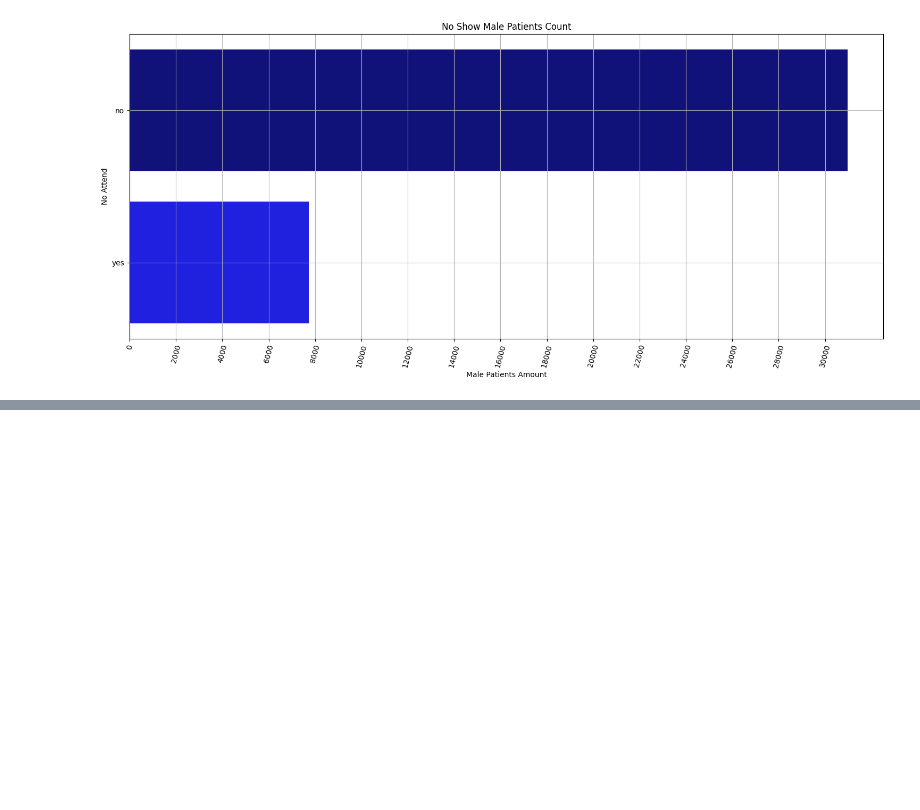
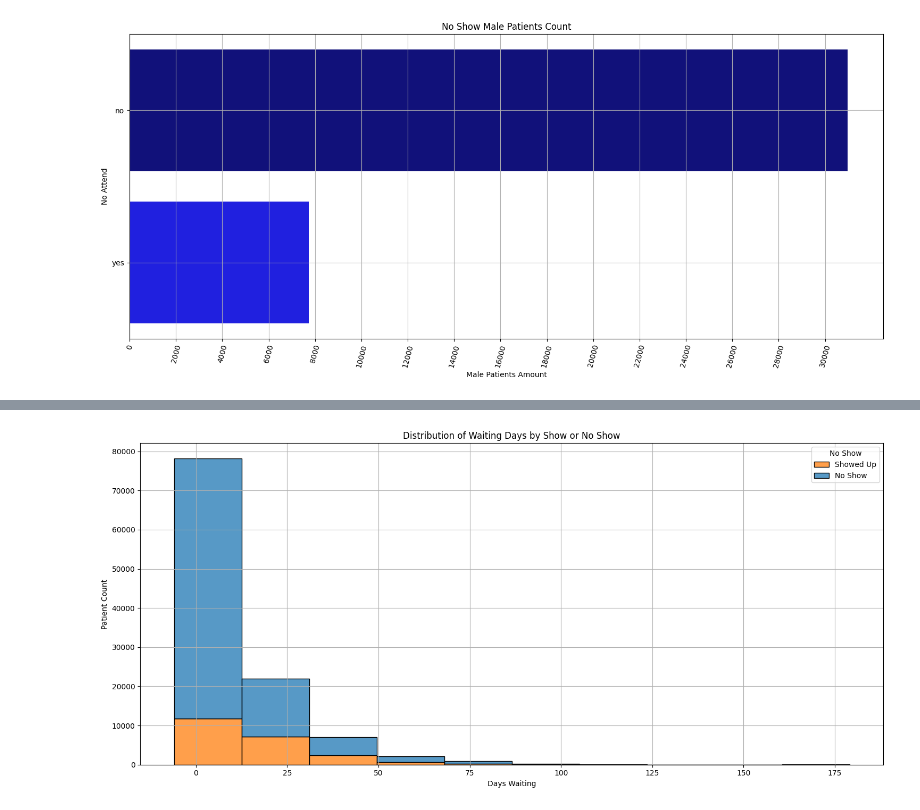
Before and after one commit to LuisPastranaLemus/Data-Driven-Insights-on-Patient-No-Shows, a Jupyter notebook: notebooks/01-eda.ipynb, the cells around one changed output, grey strips where cells are left out. Saved outputs shown, nothing was run; the diff lists cells and outputs as text; code cells hidden in the pictures; blank space fills up the shorter version.

```diff
--- a/notebooks/01-eda.ipynb
+++ b/notebooks/01-eda.ipynb
@@ -335,0 +365,5 @@ plot_horizontal_bar(df_patients_clean.loc[(df_patients_clean['gender'] == 'male'
+# %%
+plot_hue_histogram(df_patients_dayswaiting_noshow, x_col='days_waiting', hue_col='no_show_bin', bins=10, title='Distribution of Waiting Days by Show or No Show',
+                   xlabel='Days Waiting', ylabel='Patient Count', legend_title ='No Show', legend_labels=['Showed Up', 'No Show'])
+# %% [output]
+[figure, added]
```
Also changed, not shown: parts of 6 cells of this notebook, 4 other files.
